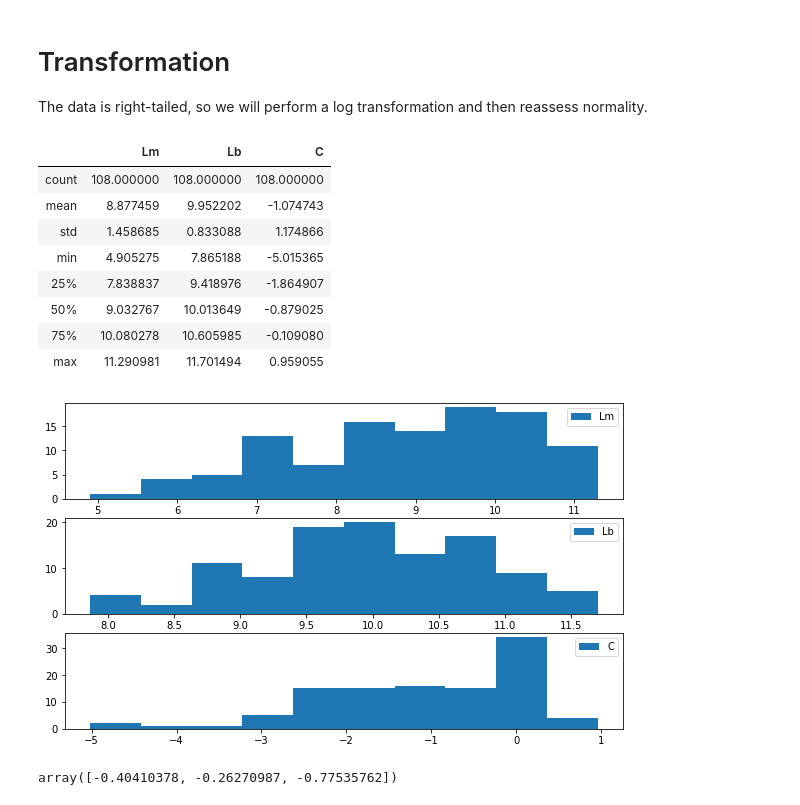
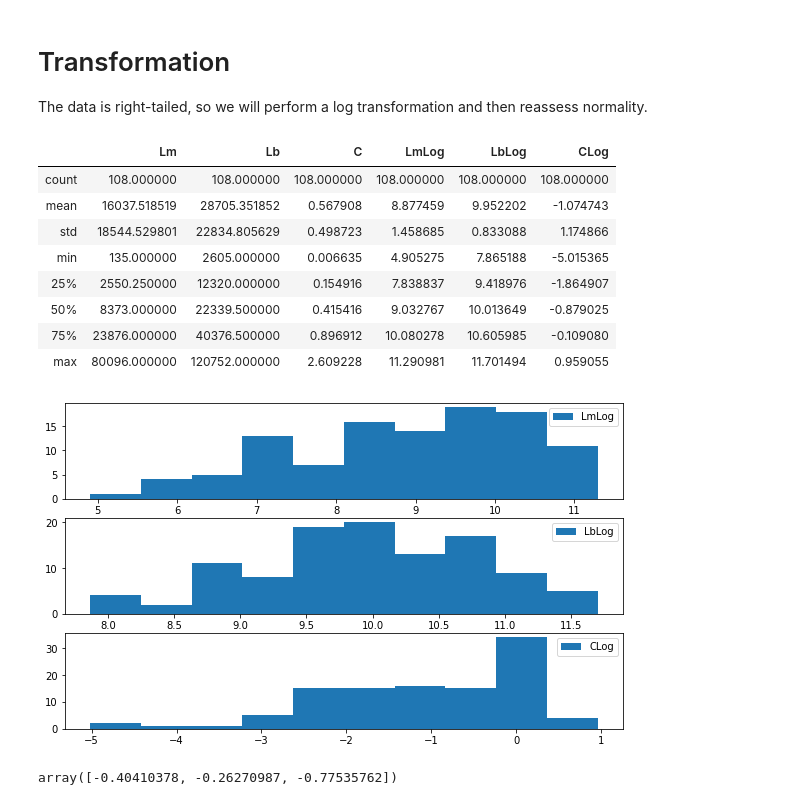
Before and after one commit to Bearzilasaur/embaymentprocessing, a Jupyter notebook: ANOVA_Kruskal_Wallace.ipynb, the cells around one changed output. Saved outputs shown, nothing was run; the diff lists cells and outputs as text; code cells hidden in the pictures.

```diff
--- a/ANOVA_Kruskal_Wallace.ipynb
+++ b/ANOVA_Kruskal_Wallace.ipynb
@@ -108,32 +108,32 @@ The data is right-tailed, so we will perform a log transformation and then reass
 # %%
 dft = df.loc[:, ('Embayment', 'Type 1', 'Lm', 'Lb', 'C')]
 # %%
-dft['Lm'] = dft['Lm'].apply(math.log)
-dft['Lb'] = dft['Lb'].apply(math.log)
-dft['C'] = dft['C'].apply(math.log)
+dft['LmLog'] = dft['Lm'].apply(math.log)
+dft['LbLog'] = dft['Lb'].apply(math.log)
+dft['CLog'] = dft['C'].apply(math.log)
 # %%
 dft.describe()
 # %% [output]
-|  | Lm | Lb | C |
-| count | 108.000000 | 108.000000 | 108.000000 |
-| mean | 8.877459 | 9.952202 | -1.074743 |
-| std | 1.458685 | 0.833088 | 1.174866 |
-| min | 4.905275 | 7.865188 | -5.015365 |
-| 25% | 7.838837 | 9.418976 | -1.864907 |
-| 50% | 9.032767 | 10.013649 | -0.879025 |
-| 75% | 10.080278 | 10.605985 | -0.109080 |
-| max | 11.290981 | 11.701494 | 0.959055 |
+|  | Lm | Lb | C | LmLog | LbLog | CLog |
+| count | 108.000000 | 108.000000 | 108.000000 | 108.000000 | 108.000000 | 108.000000 |
+| mean | 16037.518519 | 28705.351852 | 0.567908 | 8.877459 | 9.952202 | -1.074743 |
+| std | 18544.529801 | 22834.805629 | 0.498723 | 1.458685 | 0.833088 | 1.174866 |
+| min | 135.000000 | 2605.000000 | 0.006635 | 4.905275 | 7.865188 | -5.015365 |
+| 25% | 2550.250000 | 12320.000000 | 0.154916 | 7.838837 | 9.418976 | -1.864907 |
+| 50% | 8373.000000 | 22339.500000 | 0.415416 | 9.032767 | 10.013649 | -0.879025 |
+| 75% | 23876.000000 | 40376.500000 | 0.896912 | 10.080278 | 10.605985 | -0.109080 |
+| max | 80096.000000 | 120752.000000 | 2.609228 | 11.290981 | 11.701494 | 0.959055 |
 # %%
 fig, (ax1 , ax2, ax3) = plt.subplots(3)
 
-ax1.hist(dft['Lm'], label = 'Lm')
-ax2.hist(dft['Lb'], label = 'Lb')
-ax3.hist(dft['C'], label = 'C')
+ax1.hist(dft['LmLog'], label = 'LmLog')
+ax2.hist(dft['LbLog'], label = 'LbLog')
+ax3.hist(dft['CLog'], label = 'CLog')
 ax1.legend()
 ax2.legend()
 ax3.legend()
 
 plt.show()
 # %% [output]
-[figure, old version]
+[figure, new version]
 # %%
```
Also changed, not shown: parts of 4 cells of this notebook, 3 other files.
